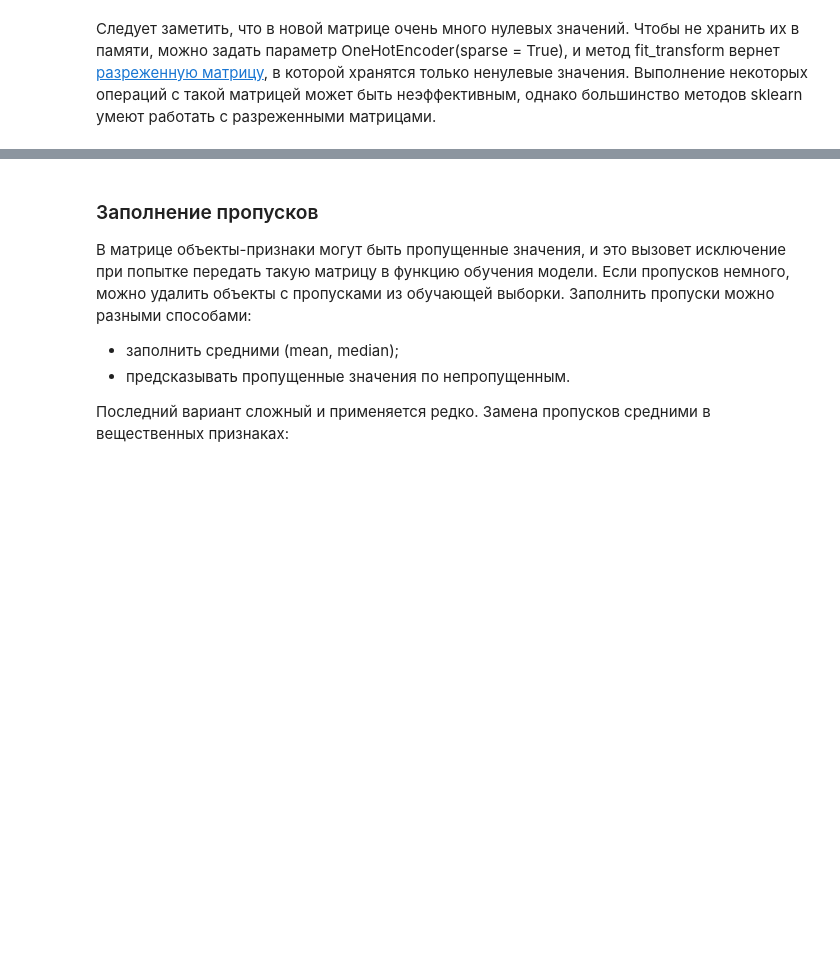
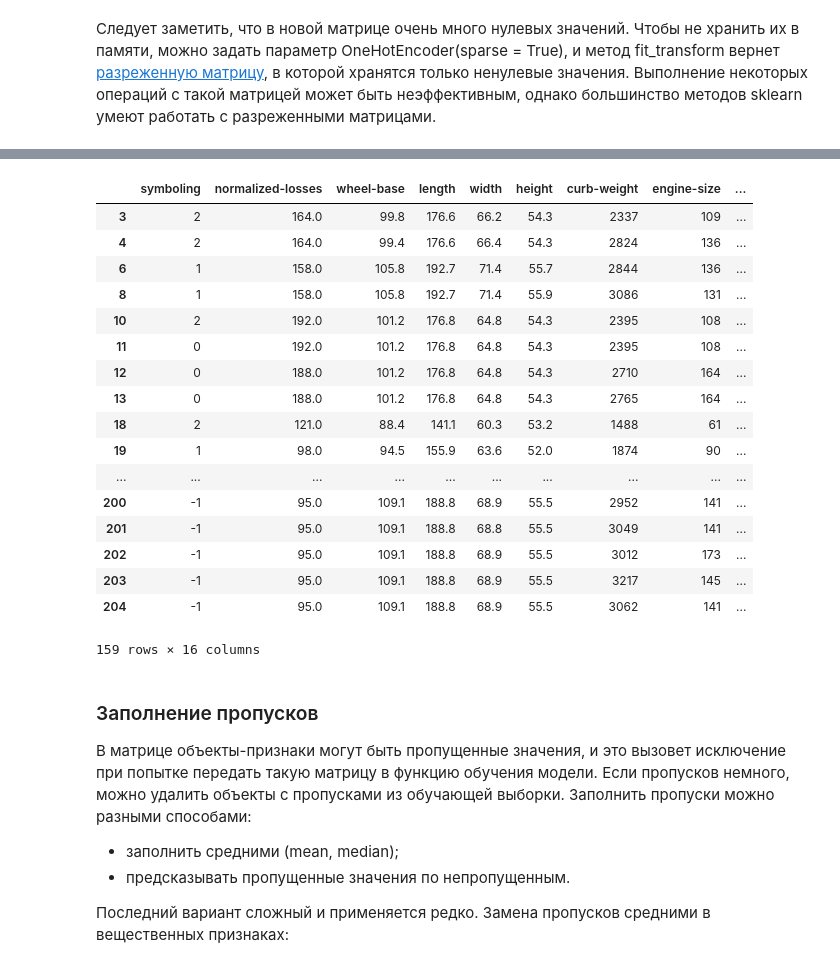
Before and after one commit to vbaryshev4/Data_Science, a Jupyter notebook: hw03/task3.ipynb, the cells around one changed output, grey strips where cells are left out. Saved outputs shown, nothing was run; the diff lists cells and outputs as text; code cells hidden in the pictures; blank space fills up the shorter version.

```diff
--- a/hw03/task3.ipynb
+++ b/hw03/task3.ipynb
@@ -120,3 +127,24 @@ numerical
+# %%
+num = X_raw[numerical.columns]
+# %% [output]
+|  | symboling | normalized-losses | wheel-base | length | width | height | curb-weight | engine-size | ... |
+| 3 | 2 | 164.0 | 99.8 | 176.6 | 66.2 | 54.3 | 2337 | 109 | ... |
+| 4 | 2 | 164.0 | 99.4 | 176.6 | 66.4 | 54.3 | 2824 | 136 | ... |
+| 6 | 1 | 158.0 | 105.8 | 192.7 | 71.4 | 55.7 | 2844 | 136 | ... |
+| 8 | 1 | 158.0 | 105.8 | 192.7 | 71.4 | 55.9 | 3086 | 131 | ... |
+| 10 | 2 | 192.0 | 101.2 | 176.8 | 64.8 | 54.3 | 2395 | 108 | ... |
+| 11 | 0 | 192.0 | 101.2 | 176.8 | 64.8 | 54.3 | 2395 | 108 | ... |
+| 12 | 0 | 188.0 | 101.2 | 176.8 | 64.8 | 54.3 | 2710 | 164 | ... |
+| 13 | 0 | 188.0 | 101.2 | 176.8 | 64.8 | 54.3 | 2765 | 164 | ... |
+| 18 | 2 | 121.0 | 88.4 | 141.1 | 60.3 | 53.2 | 1488 | 61 | ... |
+| 19 | 1 | 98.0 | 94.5 | 155.9 | 63.6 | 52.0 | 1874 | 90 | ... |
+| ... | ... | ... | ... | ... | ... | ... | ... | ... | ... |
+| 200 | -1 | 95.0 | 109.1 | 188.8 | 68.9 | 55.5 | 2952 | 141 | ... |
+| 201 | -1 | 95.0 | 109.1 | 188.8 | 68.8 | 55.5 | 3049 | 141 | ... |
+| 202 | -1 | 95.0 | 109.1 | 188.8 | 68.9 | 55.5 | 3012 | 173 | ... |
+| 203 | -1 | 95.0 | 109.1 | 188.8 | 68.9 | 55.5 | 3217 | 145 | ... |
+| 204 | -1 | 95.0 | 109.1 | 188.8 | 68.9 | 55.5 | 3062 | 141 | ... |
+159 rows × 16 columns
 # %% [markdown]
 ### Заполнение пропусков
 В матрице объекты-признаки могут быть пропущенные значения, и это вызовет исключение при попытке передать такую матрицу в функцию обучения модели. Если пропусков немного, можно удалить объекты с пропусками из обучающей выборки. Заполнить пропуски можно разными способами:
```
Also changed, not shown: parts of 12 cells of this notebook.
